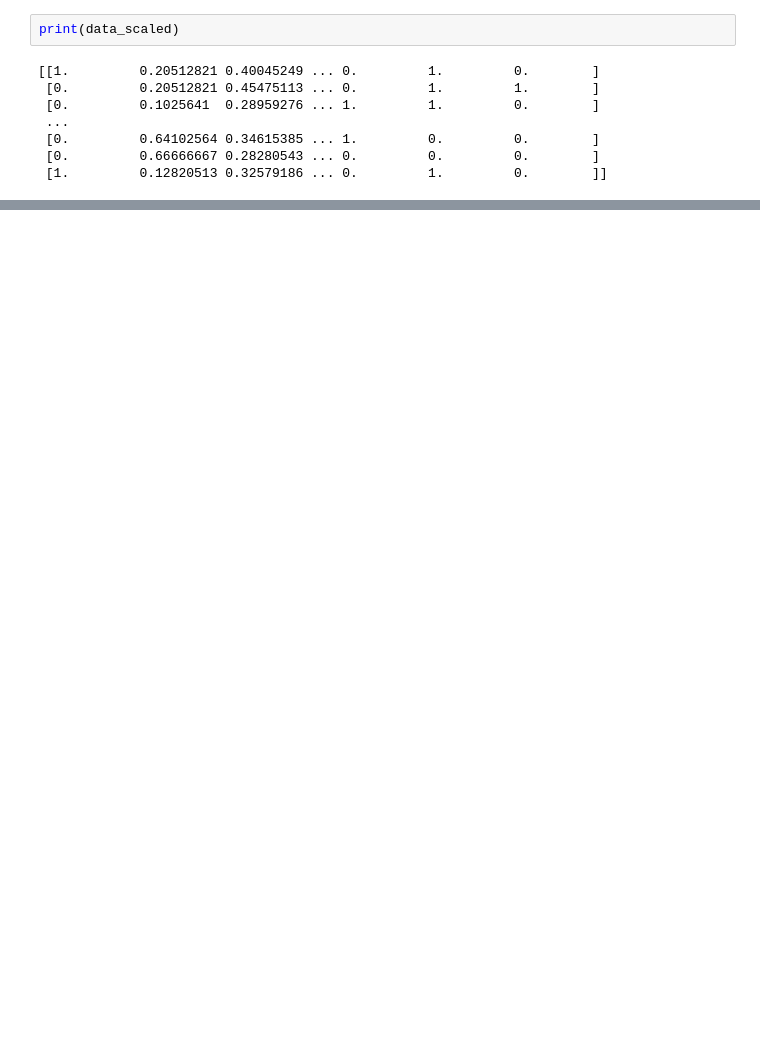
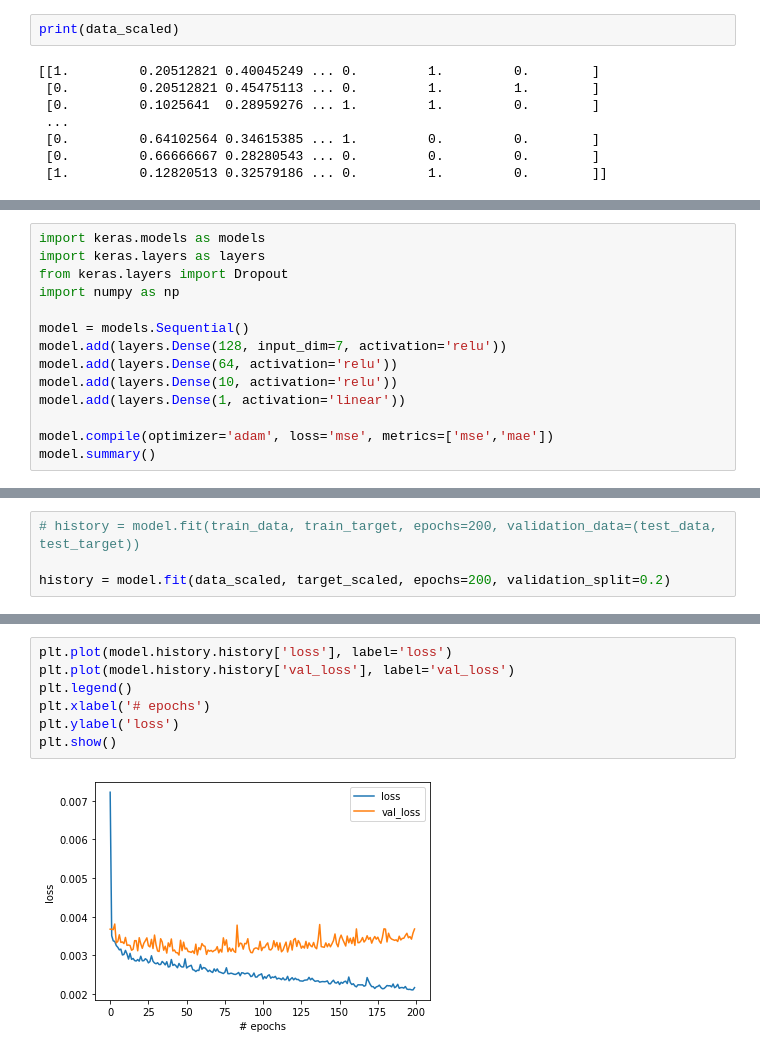
Before and after one commit to RusiraPathum/Deep-Learning-Cardio-Predictions, a Jupyter notebook: cardio-predictions.ipynb, the cells around one changed output, grey strips where cells are left out. Saved outputs shown, nothing was run; the diff lists cells and outputs as text; blank space fills up the shorter version.

```diff
--- a/cardio-predictions.ipynb
+++ b/cardio-predictions.ipynb
@@ -95,0 +106,14 @@ plt.show()
+# %%
+import keras.models as models
+import keras.layers as layers
+from keras.layers import Dropout
+import numpy as np
+
+model = models.Sequential()
+model.add(layers.Dense(128, input_dim=7, activation='relu'))
+model.add(layers.Dense(64, activation='relu'))
+model.add(layers.Dense(10, activation='relu'))
+model.add(layers.Dense(1, activation='linear'))
+
+model.compile(optimizer='adam', loss='mse', metrics=['mse','mae'])
+model.summary()
@@ -95,0 +138,4 @@ plt.show()
+# %%
+# history = model.fit(train_data, train_target, epochs=200, validation_data=(test_data, test_target))
+
+history = model.fit(data_scaled, target_scaled, epochs=200, validation_split=0.2)
@@ -95,0 +160,9 @@ plt.show()
+# %%
+plt.plot(model.history.history['loss'], label='loss')
+plt.plot(model.history.history['val_loss'], label='val_loss')
+plt.legend()
+plt.xlabel('# epochs')
+plt.ylabel('loss')
+plt.show()
+# %% [output]
+[figure, added]
```
Also changed, not shown: parts of 7 cells of this notebook.
